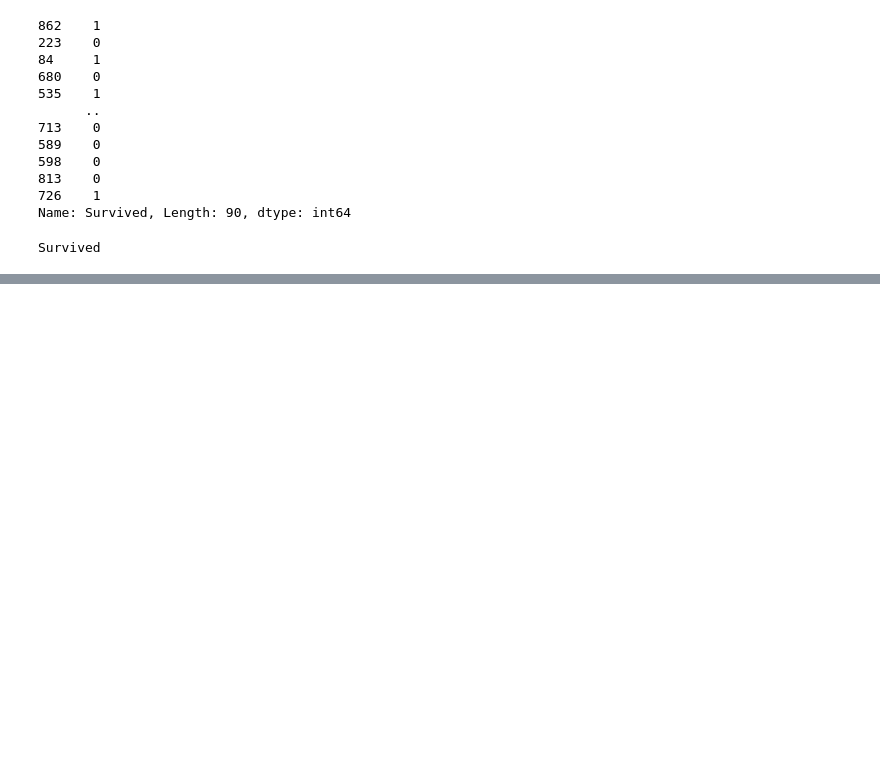
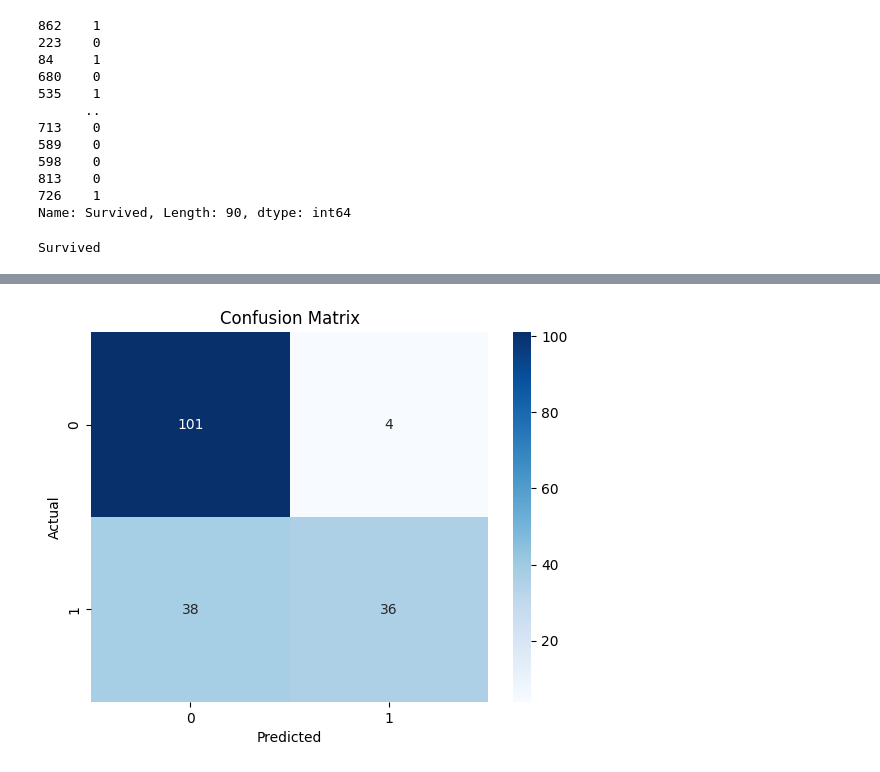
Before and after one commit to shivxm01/CodSoft, a Jupyter notebook: TitanicSurvival.ipynb, the cells around one changed output, grey strips where cells are left out. Saved outputs shown, nothing was run; the diff lists cells and outputs as text; code cells hidden in the pictures; blank space fills up the shorter version.

```diff
--- a/TitanicSurvival.ipynb
+++ b/TitanicSurvival.ipynb
@@ -206,0 +213,7 @@ Survived
+# %%
+scaler = StandardScaler()
+X_train = scaler.fit_transform(X_train)
+X_test = scaler.transform(X_test)
+# %%
+model = SVC(kernel='rbf', random_state=42)
+model.fit(X_train, Y_train)
@@ -206,0 +222,6 @@ Survived
+# %%
+y_pred = model.predict(X_test)
+# %%
+accuracy = accuracy_score(Y_test, y_pred)
+conf_matrix = confusion_matrix(Y_test, y_pred)
+class_report = classification_report(Y_test, y_pred)
@@ -206,0 +248,8 @@ Survived
+# %%
+sns.heatmap(conf_matrix, annot=True, fmt='d', cmap='Blues')
+plt.title('Confusion Matrix')
+plt.xlabel('Predicted')
+plt.ylabel('Actual')
+plt.show()
+# %% [output]
+[figure, added]
```
Also changed, not shown: parts of 4 cells of this notebook.
